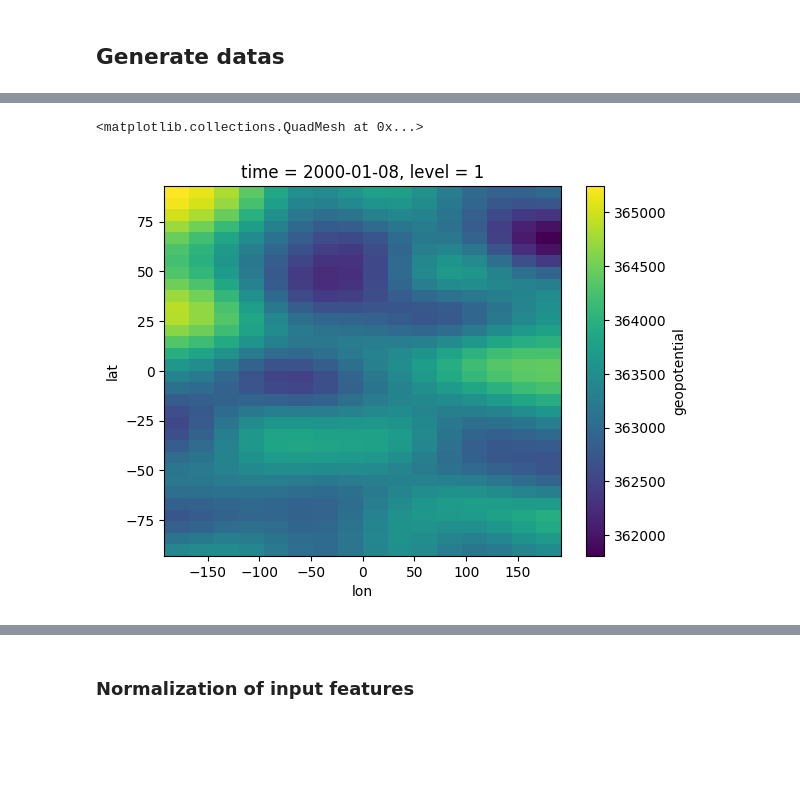
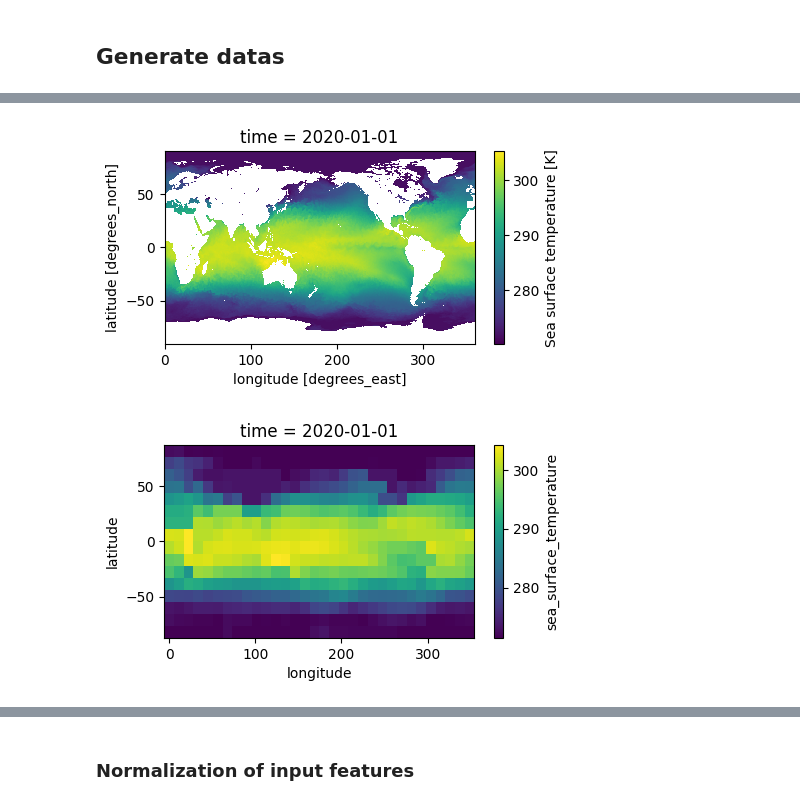
Before and after one commit to mylrcd/NeuralGCM, a Jupyter notebook: combinedModel/dataGeneration.ipynb, the cells around one changed output, grey strips where cells are left out. Cells and saved outputs as stored; diff of their text form; code cells hidden in the pictures; blank space fills up the shorter version.

Commit message:
refactoring existing code + import and generate real data from era5 base

```diff
--- a/combinedModel/dataGeneration.ipynb
+++ b/combinedModel/dataGeneration.ipynb
@@ -232,5 +37,30 @@ Data variables:
-# %%
-dataset.geopotential.isel(level = 0 , time=7).plot()
-# %% [output]
-<matplotlib.collections.QuadMesh at 0x...>
-[figure, removed]
+# %%
+from import_era5 import data_generation
+
+input_variables =['geopotential',
+                    'specific_humidity','temperature',
+                    'u_component_of_wind',
+                    'v_component_of_wind',
+                    'specific_cloud_ice_water_content',
+                    'specific_cloud_liquid_water_content']
+
+forcing_variables = ['sea_ice_cover', 'sea_surface_temperature']
+
+longitude_nodes=32
+latitude_nodes=16
+level = [0, 10, 20, 30, 36]
+
+path = 'gs://gcp-public-data-arco-era5/ar/full_37-1h-0p25deg-chunk-1.zarr-v3'
+
+regridded, sliced_era5 = data_generation(path = path,
+    input_variables = input_variables,
+    forcing_variables = forcing_variables,
+    longitude_nodes = longitude_nodes,
+    latitude_nodes = latitude_nodes,
+    level = level)
+# %%
+sliced_era5.sea_surface_temperature.plot(x='longitude', y='latitude', aspect=2, size=2.5);
+regridded.sea_surface_temperature.plot(x='longitude', y='latitude', aspect=2, size=2.5);
+# %% [output]
+[figure, added]
+[figure, added]
```
Also changed, not shown: parts of 11 cells of this notebook, 2 other files.
